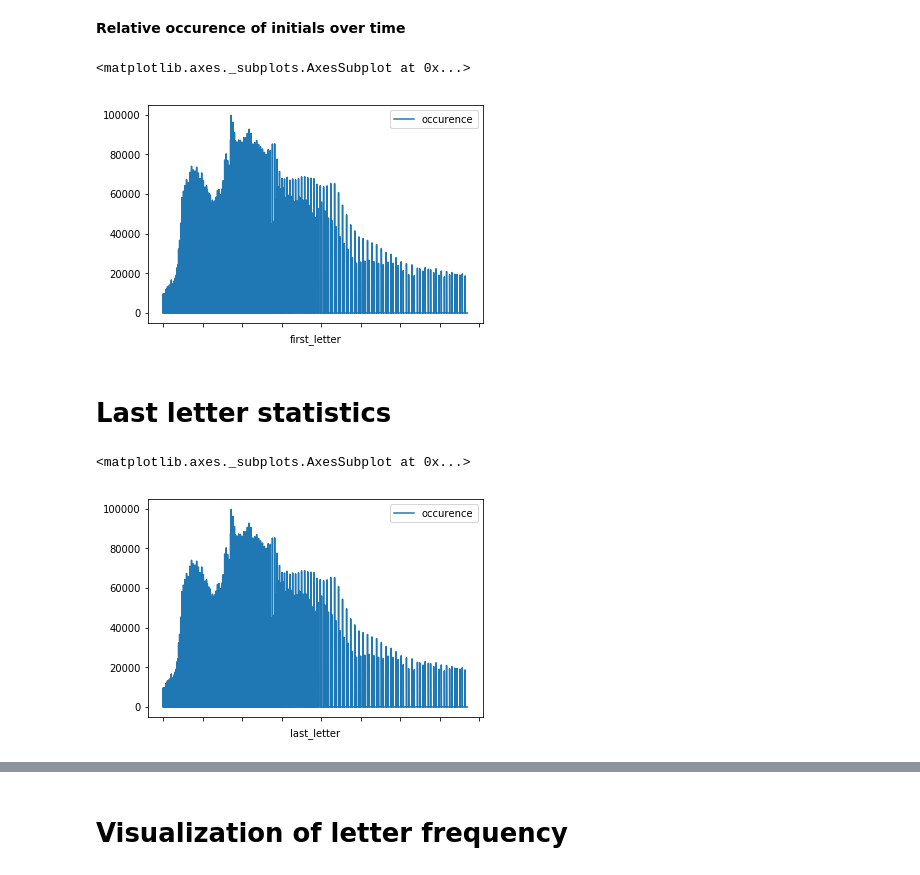
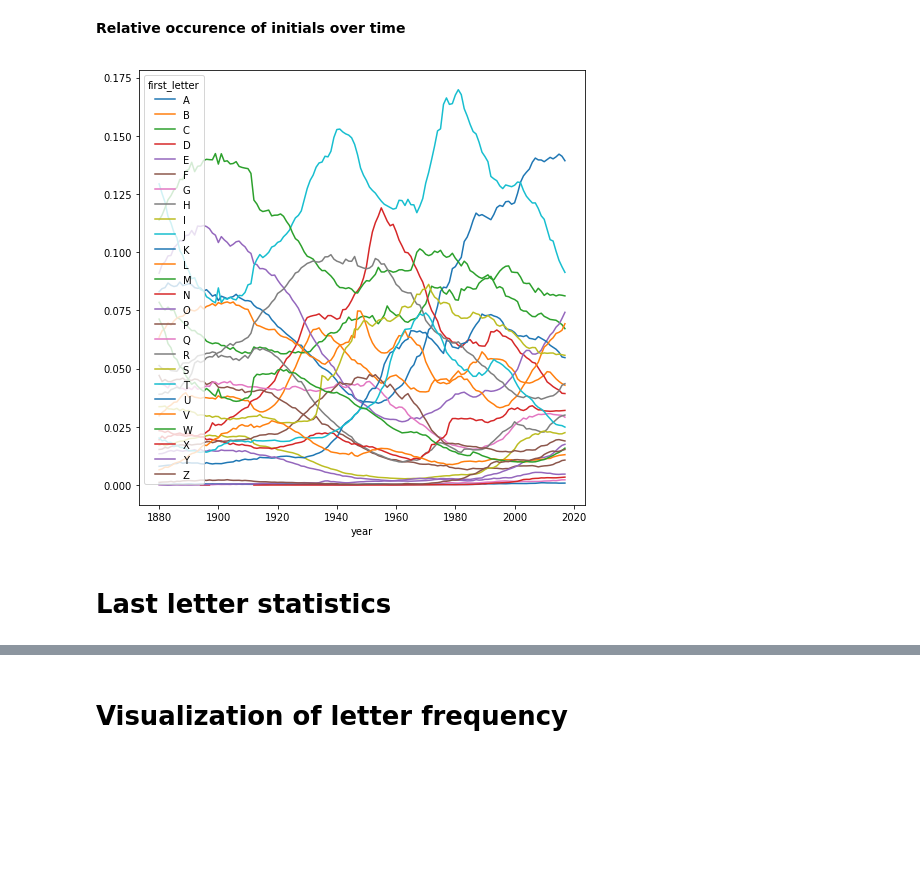
Before and after one commit to maniaclogic/Analysis-given-names, a Jupyter notebook: Babynames.ipynb, the cells around one changed output, grey strips where cells are left out. Drawn from its saved outputs; the diff is of its cells as text; code cells hidden in the pictures; blank space fills up the shorter version.

Commit message:
Corrected Relative occurence of First and Last letter plotting

```diff
--- a/Babynames.ipynb
+++ b/Babynames.ipynb
@@ -282,14 +283,10 @@ print(str(len(A)), "names start with an 'A'")
 10292 names start with an 'A'
 # %% [markdown]
 **Relative occurence of initials over time**
-# %%
-df1 = df.set_index('year')
-df2 = df1[['occurence', 'first_letter']].head()
-df1.groupby('first_letter')['occurence'].sum()
-df1.plot(x='first_letter', y='occurence')
-# %% [output]
-<matplotlib.axes._subplots.AxesSubplot at 0x...>
-[figure, removed]
+# %%
+initial = df.groupby(['first_letter', 'year'])['relative_frequency'].sum().unstack(0).plot.line(figsize=(8,8))
+# %% [output]
+[figure, added]
 # %% [markdown]
 # Last letter statistics
 # %%
@@ -297,11 +294,3 @@ def get_last(x):
     return x[-1]
 
 df['last_letter'] = df['names'].apply(lambda x: get_last(x))
-# %%
-df3 = df.set_index('year')
-df4 = df3[['occurence', 'last_letter']].head()
-df3.groupby('last_letter')['occurence'].sum()
-df3.plot(x='last_letter', y='occurence')
-# %% [output]
-<matplotlib.axes._subplots.AxesSubplot at 0x...>
-[figure, removed]
```
Also changed, not shown: parts of 3 cells of this notebook.
